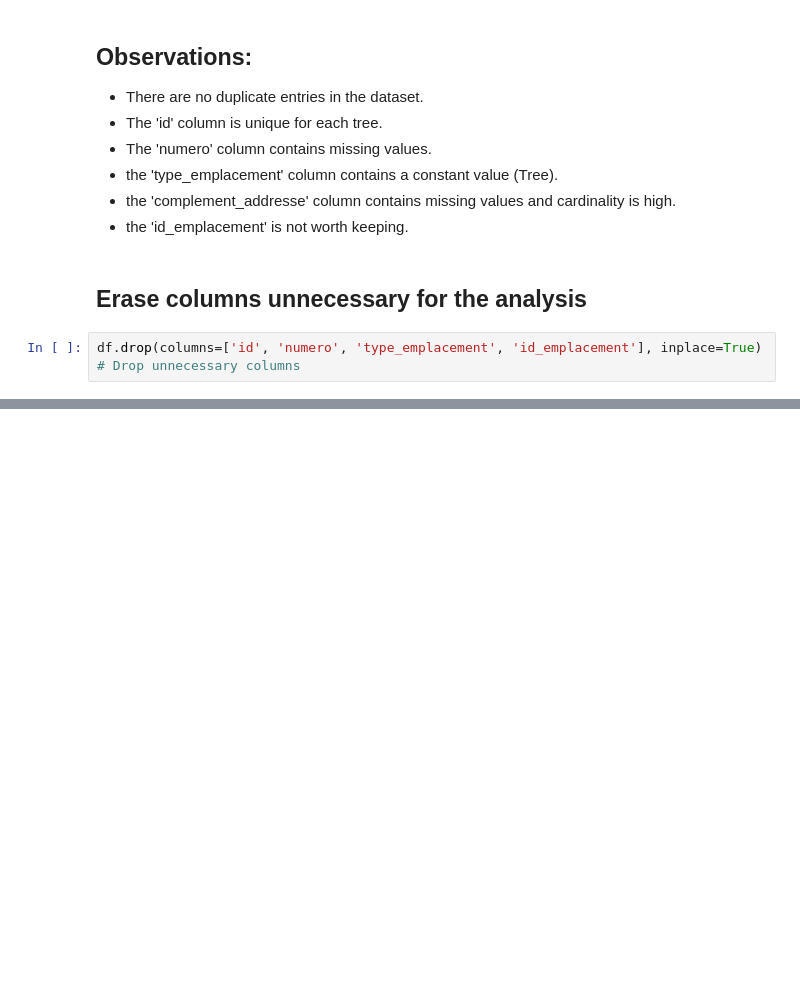
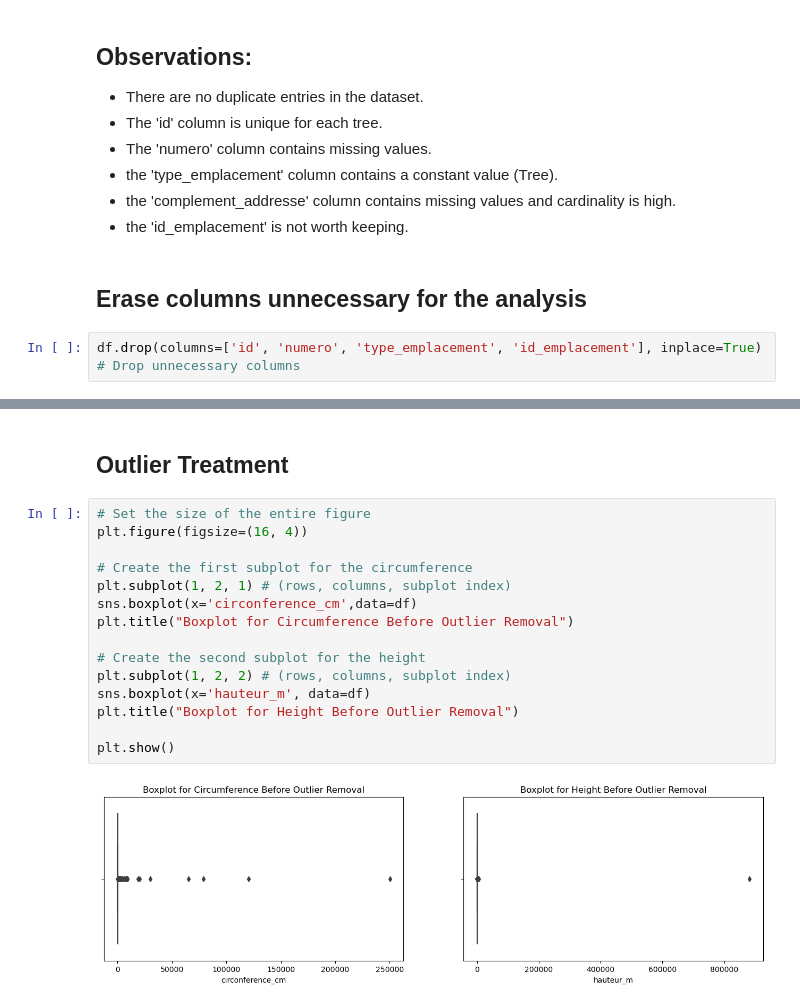
Before and after one commit to preudh/OC_IA_P2_concours_smart_city, a Jupyter notebook: notebooks/smartcity.ipynb, the cells around one changed output, grey strips where cells are left out. Cells and saved outputs as stored; diff of their text form; blank space fills up the shorter version.

```diff
--- a/notebooks/smartcity.ipynb
+++ b/notebooks/smartcity.ipynb
@@ -239,0 +341,19 @@ df.head() # Display the first few rows of the DataFrame
+# %% [markdown]
+## Outlier Treatment
+# %%
+# Set the size of the entire figure
+plt.figure(figsize=(16, 4))
+
+# Create the first subplot for the circumference
+plt.subplot(1, 2, 1) # (rows, columns, subplot index)
+sns.boxplot(x='circonference_cm',data=df)
+plt.title("Boxplot for Circumference Before Outlier Removal")
+
+# Create the second subplot for the height
+plt.subplot(1, 2, 2) # (rows, columns, subplot index)
+sns.boxplot(x='hauteur_m', data=df)
+plt.title("Boxplot for Height Before Outlier Removal")
+
+plt.show()
+# %% [output]
+[figure, added]
```
Also changed, not shown: parts of 15 cells of this notebook.
